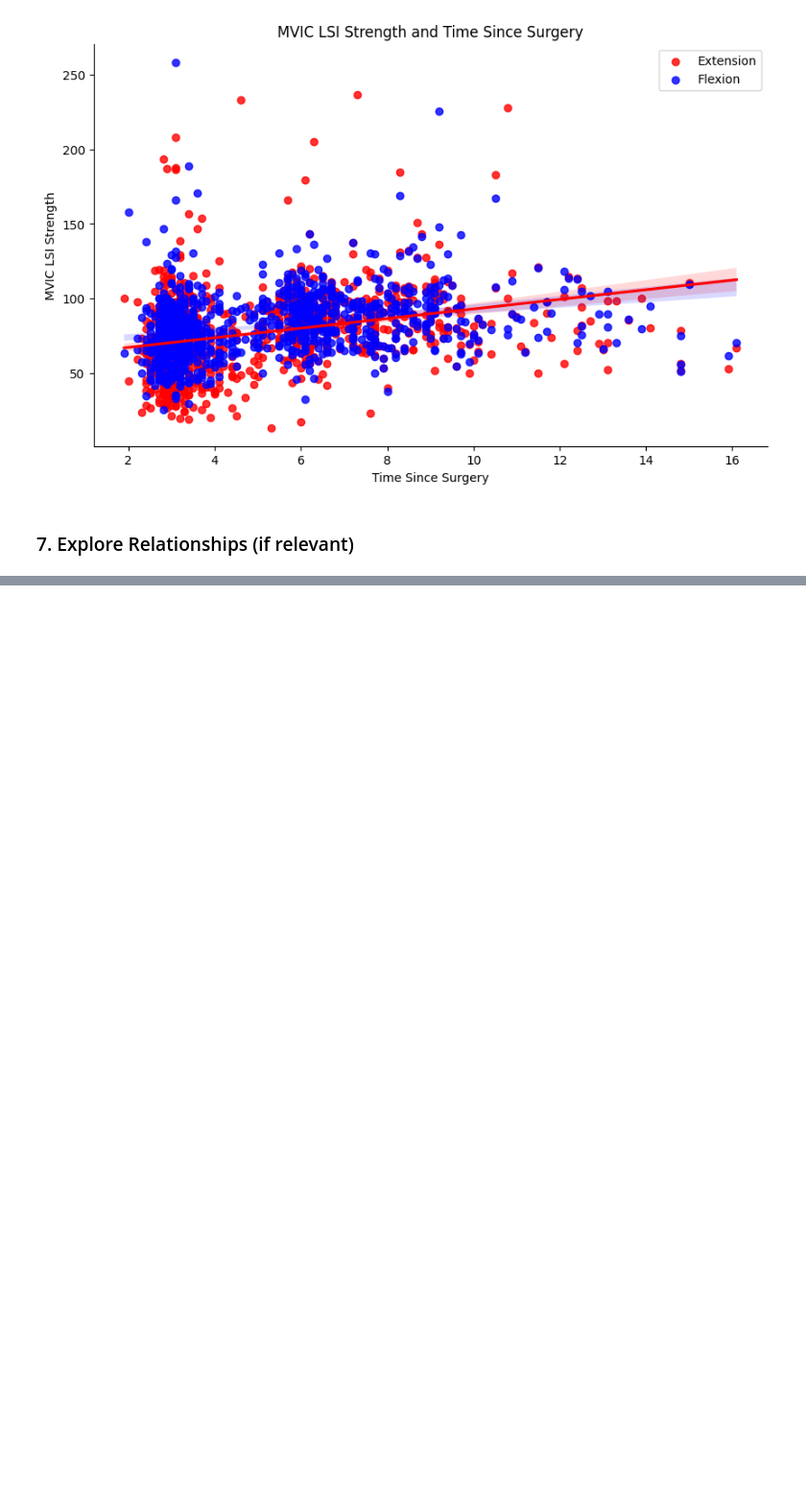
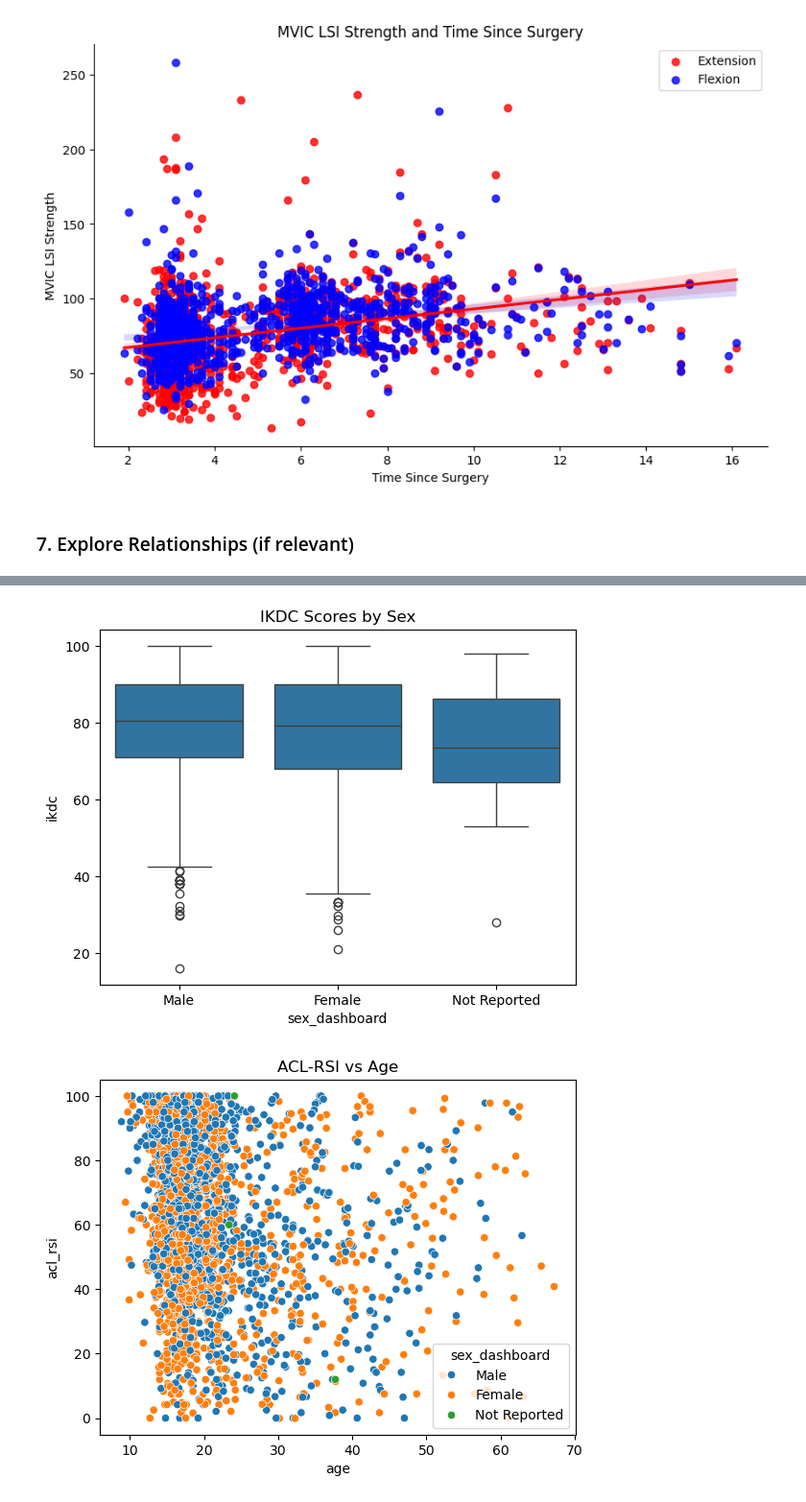
Before and after one commit to yxb8mh/finalproj, a Jupyter notebook: groupEDAipynb.ipynb, the cells around one changed output, grey strips where cells are left out. Shown at 96% size. Saved outputs shown, nothing was run; the diff lists cells and outputs as text; code cells hidden in the pictures; blank space fills up the shorter version.

```diff
--- a/groupEDAipynb.ipynb
+++ b/groupEDAipynb.ipynb
@@ -234,0 +281,14 @@ plt.legend()
+# %%
+#seeing how psychological recovery scores differ by sex using a boxplot of IKDC scores, and the relationship between age and ACL-RSI scores with a sex-colored scatterplot.
+#IKDC by sex
+sns.boxplot(data=aclr, x='sex_dashboard', y='ikdc')
+plt.title("IKDC Scores by Sex")
+plt.show()
+
+#age vs ACL-RSI
+sns.scatterplot(data=aclr, x='age', y='acl_rsi', hue='sex_dashboard')
+plt.title("ACL-RSI vs Age")
+plt.show()
+# %% [output]
+[figure, added]
+[figure, added]
```
Also changed, not shown: parts of 3 cells of this notebook.
